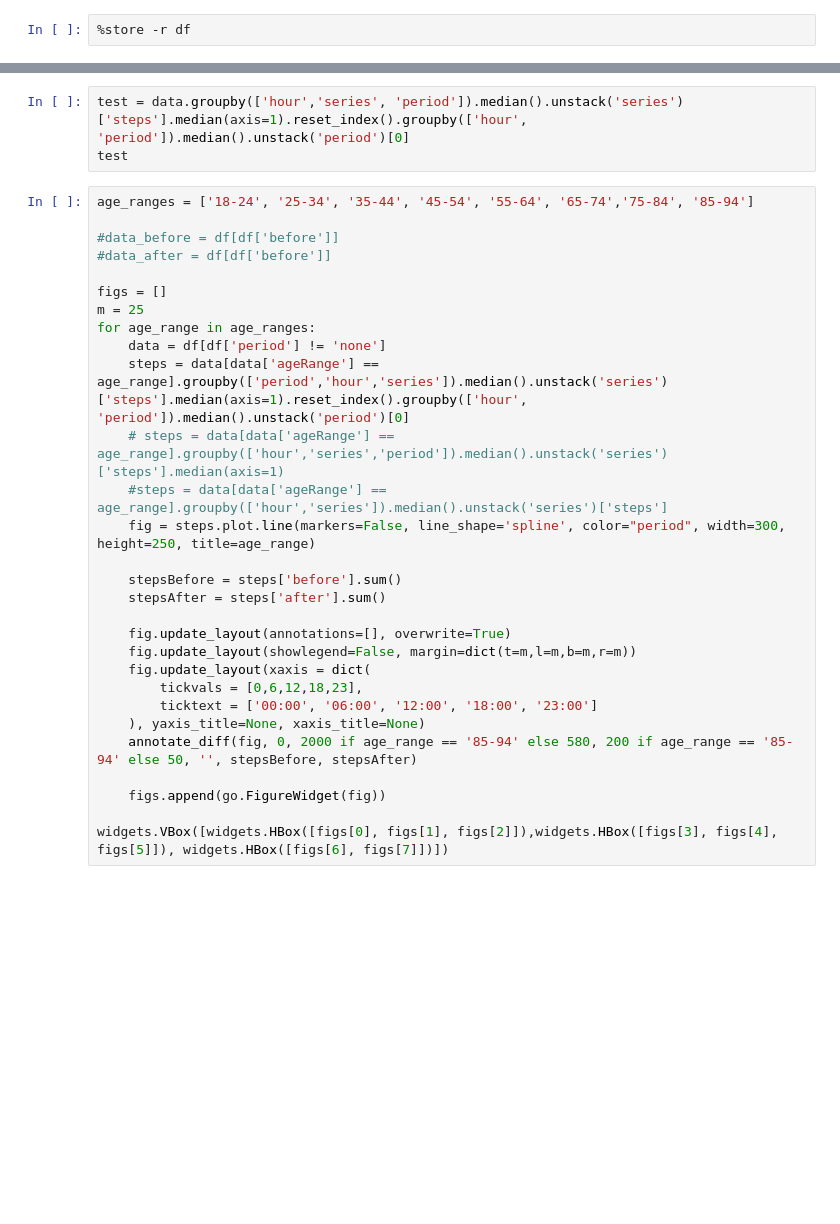
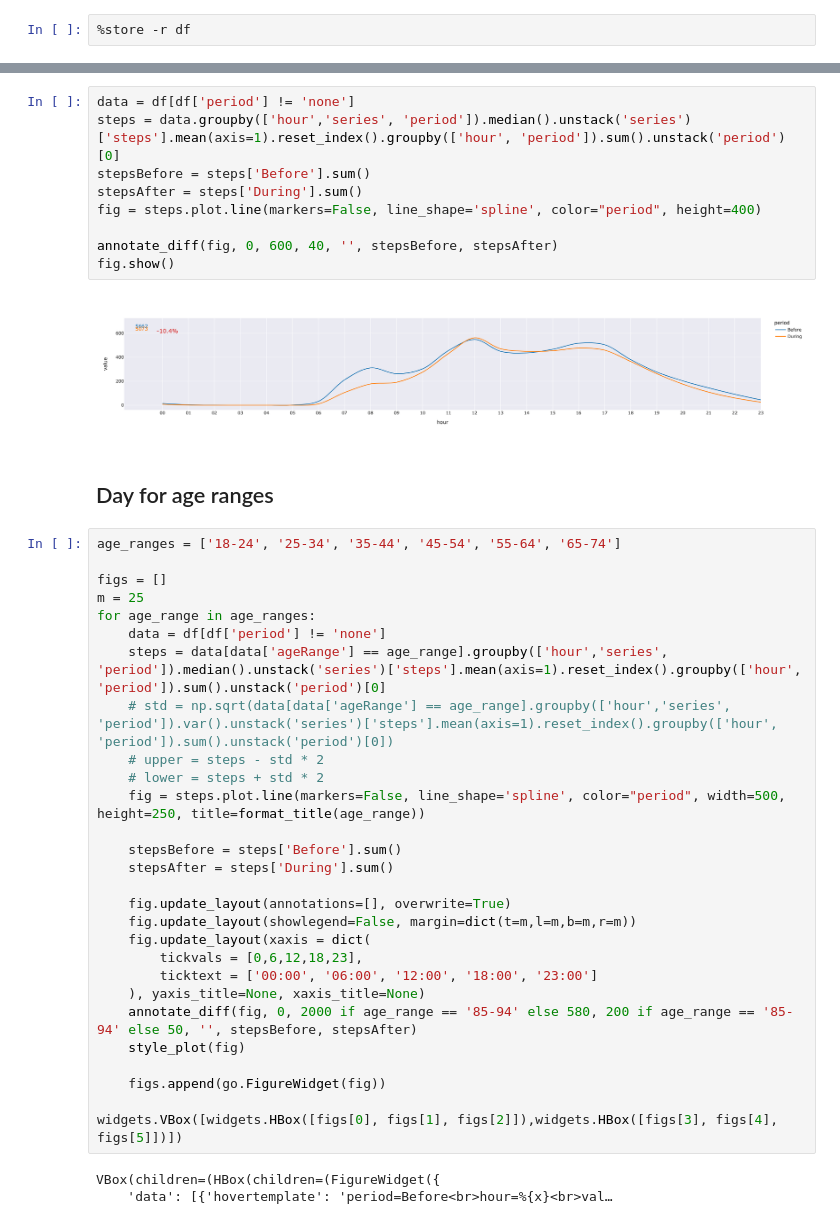
Before and after one commit to hci-gu/wfh-movement-jupyter, a Jupyter notebook: notebooks/DayBreakdown.ipynb, the cells around one changed output, grey strips where cells are left out. Cells and saved outputs as stored; diff of their text form; blank space fills up the shorter version.

Commit message:
remove some unused code, inprogress updates for static data and styling tweaks

```diff
--- a/notebooks/DayBreakdown.ipynb
+++ b/notebooks/DayBreakdown.ipynb
@@ -22,23 +47,31 @@ data.groupby(['period','hour','series']).median().unstack('series')['steps']
-# %%
-test = data.groupby(['hour','series', 'period']).median().unstack('series')['steps'].median(axis=1).reset_index().groupby(['hour', 'period']).median().unstack('period')[0]
-test
+# %%
+data = df[df['period'] != 'none']
+steps = data.groupby(['hour','series', 'period']).median().unstack('series')['steps'].mean(axis=1).reset_index().groupby(['hour', 'period']).sum().unstack('period')[0]
+stepsBefore = steps['Before'].sum()
+stepsAfter = steps['During'].sum()
+fig = steps.plot.line(markers=False, line_shape='spline', color="period", height=400)
+
+annotate_diff(fig, 0, 600, 40, '', stepsBefore, stepsAfter)
+fig.show()
+# %% [output]
+[figure, added]
+# %% [markdown]
+## Day for age ranges
 # %%
-age_ranges = ['18-24', '25-34', '35-44', '45-54', '55-64', '65-74','75-84', '85-94']
-
-#data_before = df[df['before']]
-#data_after = df[df['before']]
+age_ranges = ['18-24', '25-34', '35-44', '45-54', '55-64', '65-74']
 
 figs = []
 m = 25
 for age_range in age_ranges:
     data = df[df['period'] != 'none']
-    steps = data[data['ageRange'] == age_range].groupby(['period','hour','series']).median().unstack('series')['steps'].median(axis=1).reset_index().groupby(['hour', 'period']).median().unstack('period')[0]
-    # steps = data[data['ageRange'] == age_range].groupby(['hour','series','period']).median().unstack('series')['steps'].median(axis=1)
-    #steps = data[data['ageRange'] == age_range].groupby(['hour','series']).median().unstack('series')['steps']
-    fig = steps.plot.line(markers=False, line_shape='spline', color="period", width=300, height=250, title=age_range)
+    steps = data[data['ageRange'] == age_range].groupby(['hour','series', 'period']).median().unstack('series')['steps'].mean(axis=1).reset_index().groupby(['hour', 'period']).sum().unstack('period')[0]
+    # std = np.sqrt(data[data['ageRange'] == age_range].groupby(['hour','series', 'period']).var().unstack('series')['steps'].mean(axis=1).reset_index().groupby(['hour', 'period']).sum().unstack('period')[0])
+    # upper = steps - std * 2
+    # lower = steps + std * 2
+    fig = steps.plot.line(markers=False, line_shape='spline', color="period", width=500, height=250, title=format_title(age_range))
 
-    stepsBefore = steps['before'].sum()
-    stepsAfter = steps['after'].sum()
+    stepsBefore = steps['Before'].sum()
+    stepsAfter = steps['During'].sum()
 
     fig.update_layout(annotations=[], overwrite=True)
     fig.update_layout(showlegend=False, margin=dict(t=m,l=m,b=m,r=m))
@@ -47,7 +80,11 @@ for age_range in age_ranges:
         ticktext = ['00:00', '06:00', '12:00', '18:00', '23:00']
     ), yaxis_title=None, xaxis_title=None)
     annotate_diff(fig, 0, 2000 if age_range == '85-94' else 580, 200 if age_range == '85-94' else 50, '', stepsBefore, stepsAfter)
+    style_plot(fig)
 
     figs.append(go.FigureWidget(fig))
 
-widgets.VBox([widgets.HBox([figs[0], figs[1], figs[2]]),widgets.HBox([figs[3], figs[4], figs[5]]), widgets.HBox([figs[6], figs[7]])])
+widgets.VBox([widgets.HBox([figs[0], figs[1], figs[2]]),widgets.HBox([figs[3], figs[4], figs[5]])])
+# %% [output]
+VBox(children=(HBox(children=(FigureWidget({
+    'data': [{'hovertemplate': 'period=Before<br>hour=%{x}<br>val…
```
Also changed, not shown: parts of 12 cells of this notebook, 8 other files.
